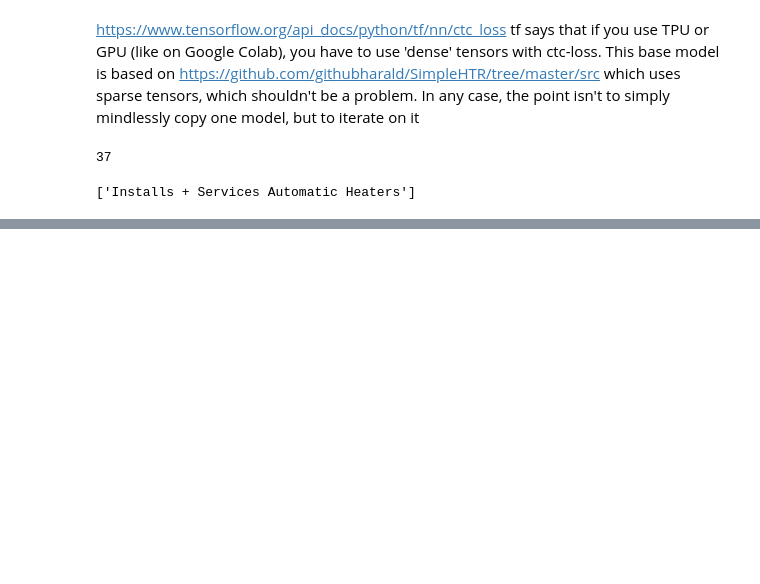
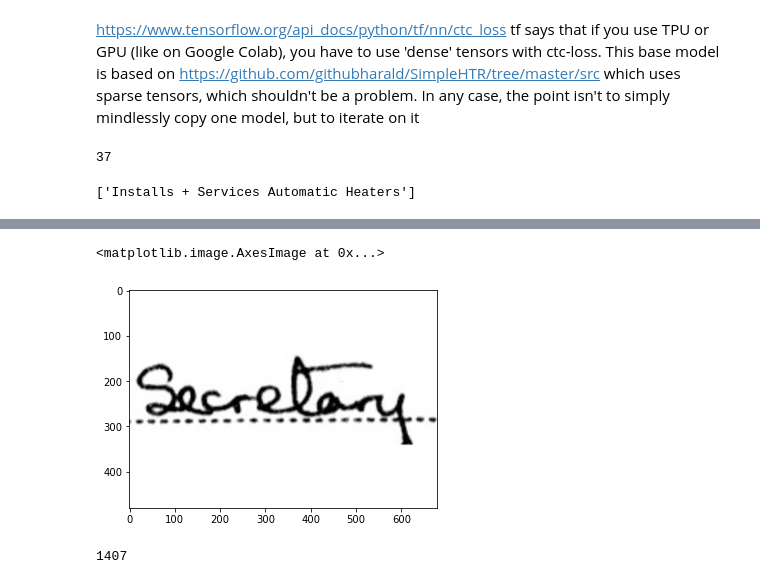
Before and after one commit to knambiar96/census-ocr, a Jupyter notebook: p7-modeling.ipynb, the cells around one changed output, grey strips where cells are left out. Saved outputs shown, nothing was run; the diff lists cells and outputs as text; code cells hidden in the pictures; blank space fills up the shorter version.

```diff
--- a/p7-modeling.ipynb
+++ b/p7-modeling.ipynb
@@ -118,0 +155,3 @@ max([len(lab) for lab in lab_list_clean])
+# %%
+with open('./labeltensor.pkl','rb') as elltee:
+    lab_tensor = pickle.load(elltee)
@@ -118,0 +169,3 @@ max([len(lab) for lab in lab_list_clean])
+# %%
+with open('./imgtensor.pkl','rb') as arrbee:
+    img_tensor = pickle.load(arrbee)
@@ -118,0 +286,11 @@ max([len(lab) for lab in lab_list_clean])
+# %%
+img_tensor_sh = tf.random.shuffle(img_tensor,seed=815)
+# %%
+plt.imshow(img_tensor_sh[0].numpy(),cmap='gray')
+# %% [output]
+<matplotlib.image.AxesImage at 0x...>
+[figure, added]
+# %%
+len(l_list)
+# %% [output]
+1407
```
Also changed, not shown: parts of 38 cells of this notebook, 5 other files.
